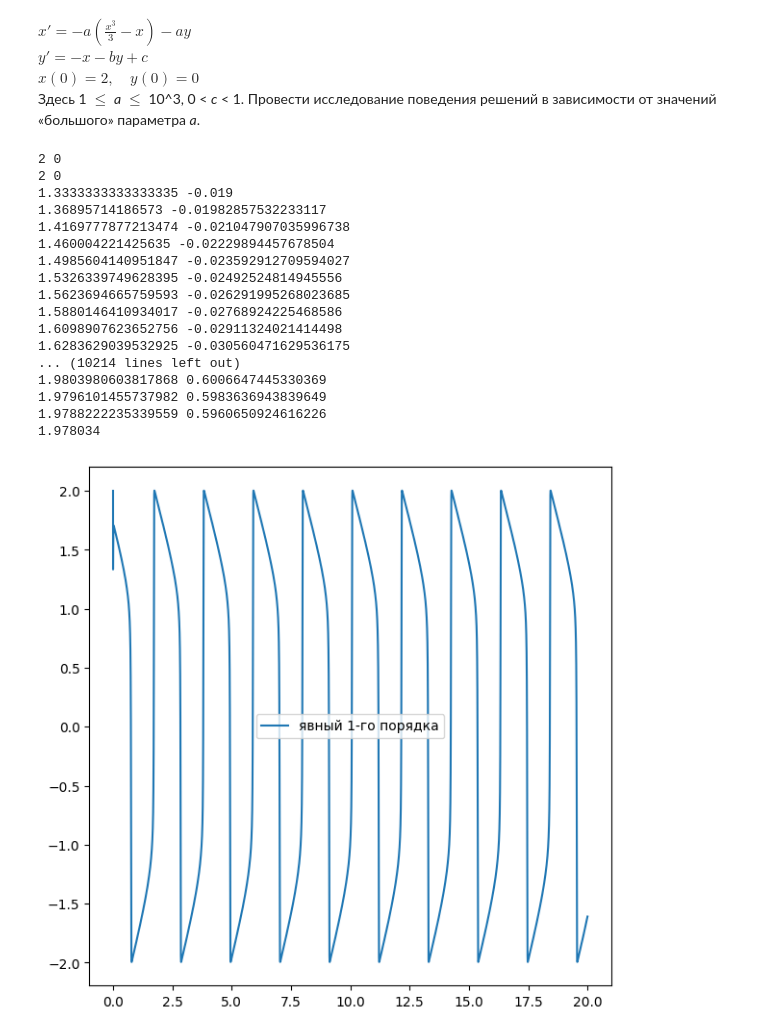
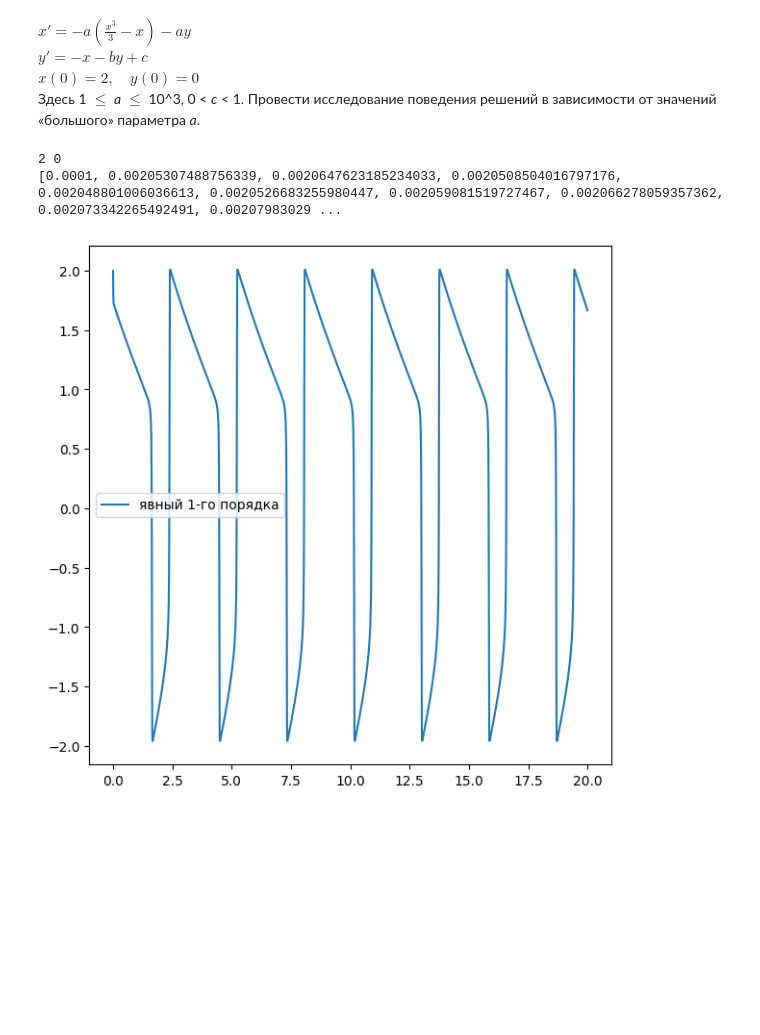
Before and after one commit to ArnautovPeter/projectPractice, a Jupyter notebook: src/addaptiv_step.ipynb, the cells around one changed output. Saved outputs shown, nothing was run; the diff lists cells and outputs as text; code cells hidden in the pictures; blank space fills up the shorter version.

```diff
--- a/src/addaptiv_step.ipynb
+++ b/src/addaptiv_step.ipynb
@@ -98,16 +98,18 @@ def explicit5_method(T, a, xvn, yvn, c, b):
 # новый шаг
 def get_p(array):
     s = sum([i ** 2 for i in array])
-    return math.sqrt(1 + s)
+    return math.sqrt(s)
 
 def new_T(last_T, T0, array, array_prev, L):
     p = get_p(array)
-    F = [i * p for i in array]
+    F = [i / p for i in array]
+    # print(sum([i ** 2 for i in F]))
     p_prev = get_p(array_prev)
-    F_prev = [i * p for i in array_prev]
-    X = [last_T * (F[i] - F_prev[i]) for i in range(len(F))]
+    F_prev = [i / p_prev for i in array_prev]
+    X = [(F[i] - F_prev[i]) / last_T for i in range(len(F))]
     XX = sum([i ** 2 for i in X])
     new_T = T0/(1 + math.sqrt(L) * XX ** (1/4))
+    # print(new_T)
     return new_T
 # %% [markdown]
 $x' = -a(\frac{x^3}{3} - x) - ay$\
@@ -116,8 +118,8 @@ $x(0) = 2,\quad y(0) = 0$\
 Здесь 1 $\leq$ _a_ $\leq$ 10^3, 0 < _c_ < 1.
 Провести исследование поведения решений в зависимости от значений «большого» параметра _a_.
 # %%
-T0 = 0.001
-T = 0.01
+T0 = 0.01
+T = 0.0001
 
 t_start = 0
 t_finish = 20
@@ -138,7 +140,7 @@ main_array = []
 tl = [tn]
 
 
-c = 0.1
+c = 0.5
 a = 100
 array1 = [(2, 0)]
 array2 = [(2, 0)]
@@ -149,52 +151,38 @@ array3_dif = [(fx(array3[-1][0], array3[-1][1], a),
                     fy(array3[-1][0], array3[-1][1], c, b))]
 
 array_T = [T]
 
 while tl[-1] <= t_finish:
     t = tl[-1]
     #явный метод 1-го порядка
-    array1.append(explicit_method(T, a, array1[-1][0], array1[-1][1], c, b))
+    # array1.append(explicit_method(T, a, array1[-1][0], array1[-1][1], c, b))
     #неявный метод 1-го порядка
-    # array2.append(implicit_method(T, a, array2[-1][0], array2[-1][1], c, b))
+    array2.append(implicit_method(T, a, array2[-1][0], array2[-1][1], c, b))
     #метод рунге-кутты 4-го порядка
     # array3.append(explicit4_method(T, a, array3[-1][0], array3[-1][1], c, b))
     # array4.append(explicit5_method(T, a, array4[-1][0], array4[-1][1], c, b))
 
     # array3_dif.append((fx(array3[-1][0], array3[-1][1], a),
                     # fy(array3[-1][0], array3[-1][1], c, b)))
-    T = new_T(array_T[-1], T0, array1[-1], array1[-2], t_finish - t_start)
+    # T1 = new_T(array_T[-1], T0, array1[-1], array1[-2], t_finish - t_start)
+    T = new_T(array_T[-1], T0, array2[-1], array2[-2], t_finish - t_start)
     array_T.append(T)
     tl.append(tl[-1] + T)
 
 print(array_T)
 
 arrayx1 = [i[0] for i in array1]
-# arrayx2 = [i[0] for i in array2]
+arrayx2 = [i[0] for i in array2]
 arrayx3 = [i[0] for i in array3]
 arrayx4 = [i[0] for i in array4]
 # main_array.append(arrayx3)
 array_dif_x3 = [[i[0] for i in array3_dif]]
-draw(tl, [arrayx1], "явный 1-го порядка")
+draw(tl, [arrayx2], "явный 1-го порядка")
 # draw(px1, tl, arrayx2, "неявный 1-го порядка")
 # draw(tl, [arrayx3], f"{a}, {c} рунге-кутты")
 # draw(tl, array_dif_x3, f"{a} x' from t")
 # draw(arrayx3, array_dif_x3, "x' from x")
 # %% [output]
 2 0
-2 0
-1.3333333333333335 -0.019
-1.36895714186573 -0.01982857532233117
-1.4169777877213474 -0.021047907035996738
-1.460004221425635 -0.02229894457678504
-1.4985604140951847 -0.023592912709594027
-1.5326339749628395 -0.02492524814945556
-1.5623694665759593 -0.026291995268023685
-1.5880146410934017 -0.02768924225468586
-1.6098907623652756 -0.02911324021414498
-1.6283629039532925 -0.030560471629536175
-... (10214 lines left out)
-1.9803980603817868 0.6006647445330369
-1.9796101455737982 0.5983636943839649
-1.9788222235339559 0.5960650924616226
-1.978034
+[0.0001, 0.00205307488756339, 0.0020647623185234033, 0.0020508504016797176, 0.002048801006036613, 0.0020526683255980447, 0.002059081519727467, 0.002066278059357362, 0.002073342265492491, 0.00207983029 ...
-[figure, old version]
+[figure, new version]
```
Also changed, not shown: 1 other file.
